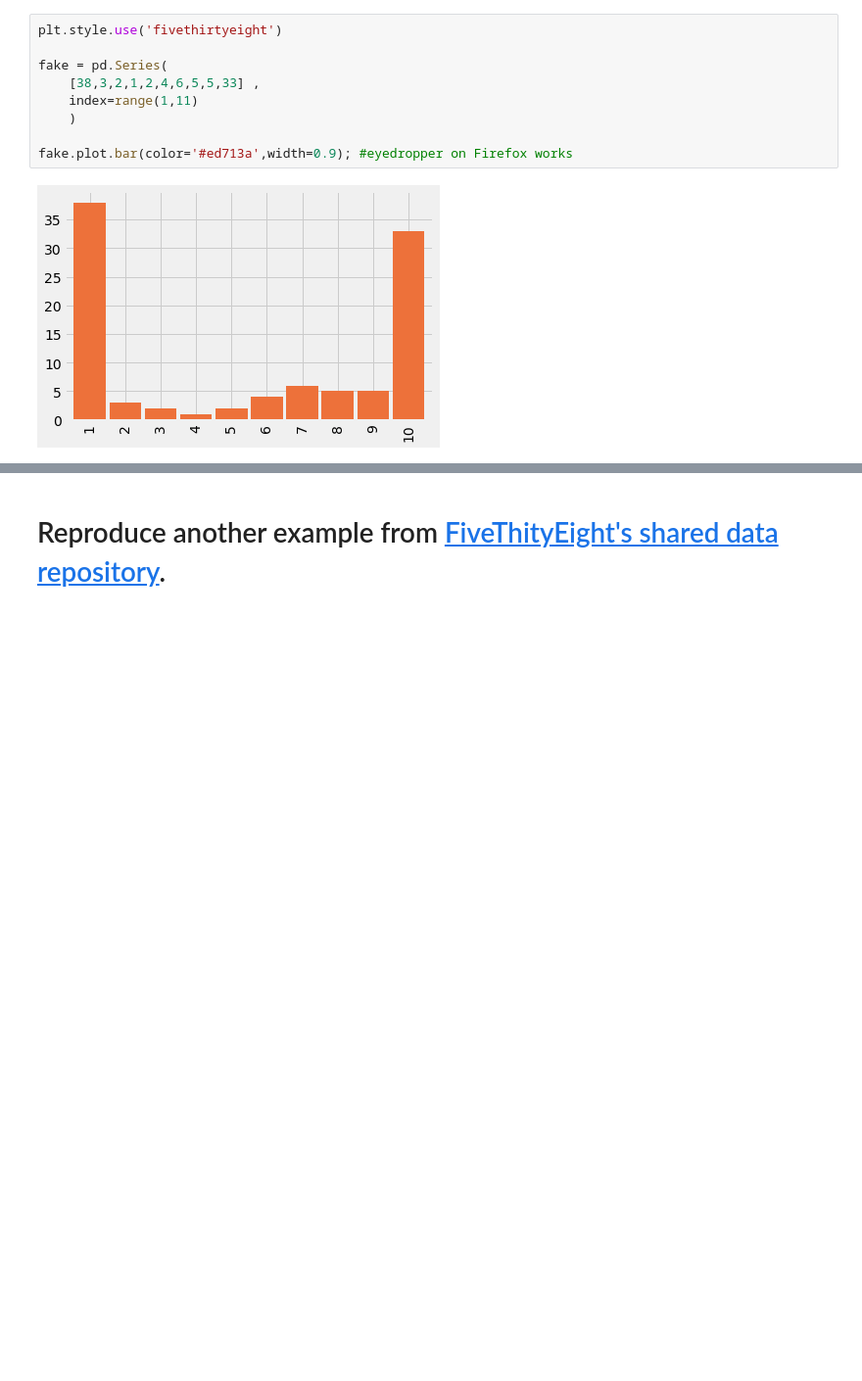
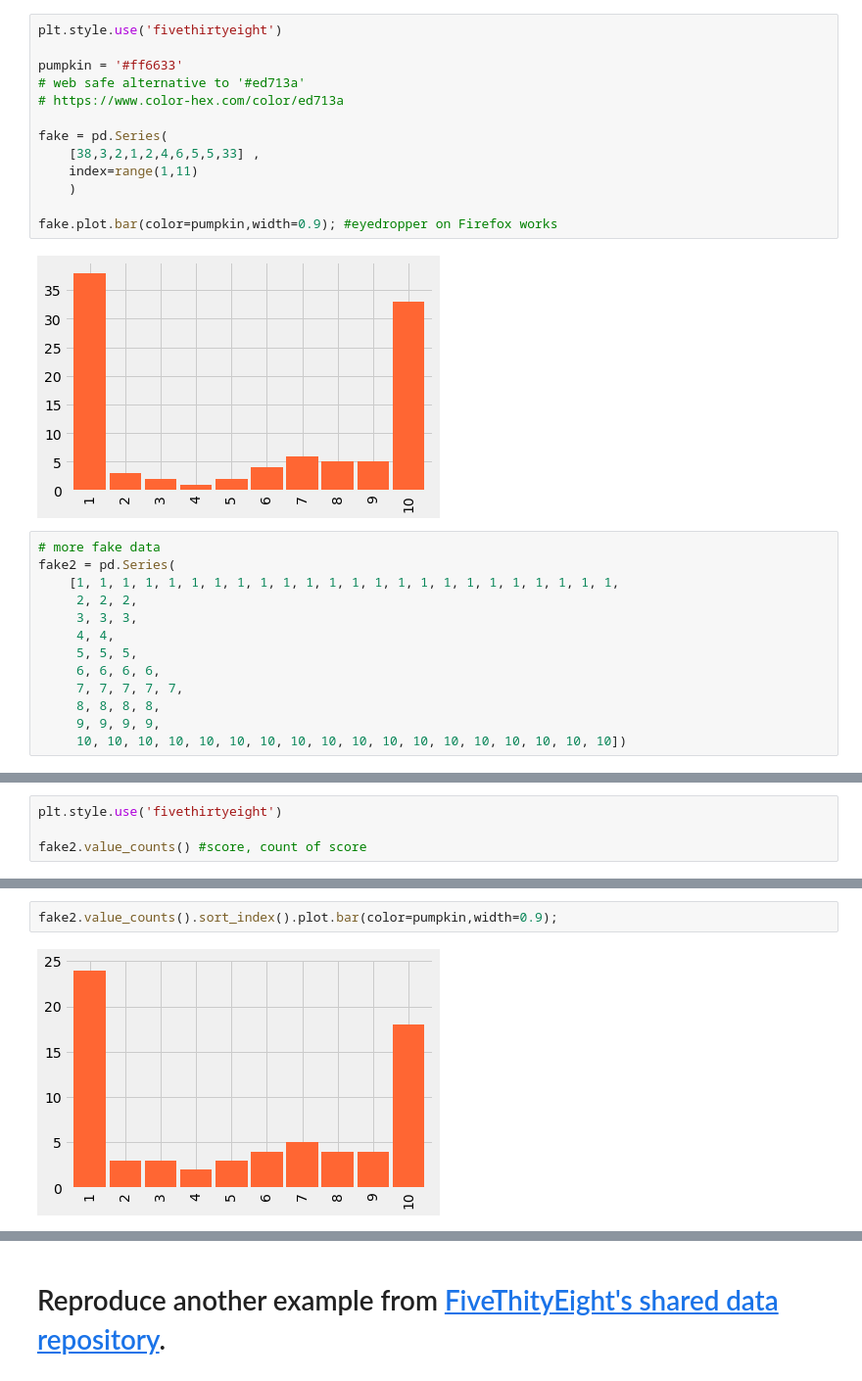
Before and after one commit to bloominstituteoftechnology/DS-Unit-1-Sprint-2-Data-Wrangling-and-Storytelling, a Jupyter notebook: module3-make-explanatory-visualizations/Joseph_Shirk_LS_DS_123_Make_Explanatory_Visualizations_Assignment.ipynb, the cells around one changed output, grey strips where cells are left out. Shown at 98% size. Drawn from its saved outputs; the diff is of its cells as text; blank space fills up the shorter version.

Commit message:
reusable plot func sort of works

```diff
--- a/module3-make-explanatory-visualizations/Joseph_Shirk_LS_DS_123_Make_Explanatory_Visualizations_Assignment.ipynb
+++ b/module3-make-explanatory-visualizations/Joseph_Shirk_LS_DS_123_Make_Explanatory_Visualizations_Assignment.ipynb
@@ -77,12 +79,29 @@ if __name__=="__main__":
 import pandas as pd
 # %%
 plt.style.use('fivethirtyeight')
+
+pumpkin = '#ff6633'
+# web safe alternative to '#ed713a'
+# https://www.color-hex.com/color/ed713a
 
 fake = pd.Series(
     [38,3,2,1,2,4,6,5,5,33] ,
     index=range(1,11)
     )
 
-fake.plot.bar(color='#ed713a',width=0.9); #eyedropper on Firefox works
+fake.plot.bar(color=pumpkin,width=0.9); #eyedropper on Firefox works
 # %% [output]
 [figure]
+# %%
+# more fake data
+fake2 = pd.Series(
+    [1, 1, 1, 1, 1, 1, 1, 1, 1, 1, 1, 1, 1, 1, 1, 1, 1, 1, 1, 1, 1, 1, 1, 1,
+     2, 2, 2,
+     3, 3, 3,
+     4, 4,
+     5, 5, 5,
+     6, 6, 6, 6,
+     7, 7, 7, 7, 7,
+     8, 8, 8, 8,
+     9, 9, 9, 9,
+     10, 10, 10, 10, 10, 10, 10, 10, 10, 10, 10, 10, 10, 10, 10, 10, 10, 10])
@@ -88,0 +110,4 @@ fake.plot.bar(color='#ed713a',width=0.9); #eyedropper on Firefox works
+# %%
+plt.style.use('fivethirtyeight')
+
+fake2.value_counts() #score, count of score
@@ -88,0 +140,4 @@ fake.plot.bar(color='#ed713a',width=0.9); #eyedropper on Firefox works
+# %%
+fake2.value_counts().sort_index().plot.bar(color=pumpkin,width=0.9);
+# %% [output]
+[figure, added]
```
Also changed, not shown: parts of 7 cells of this notebook.
